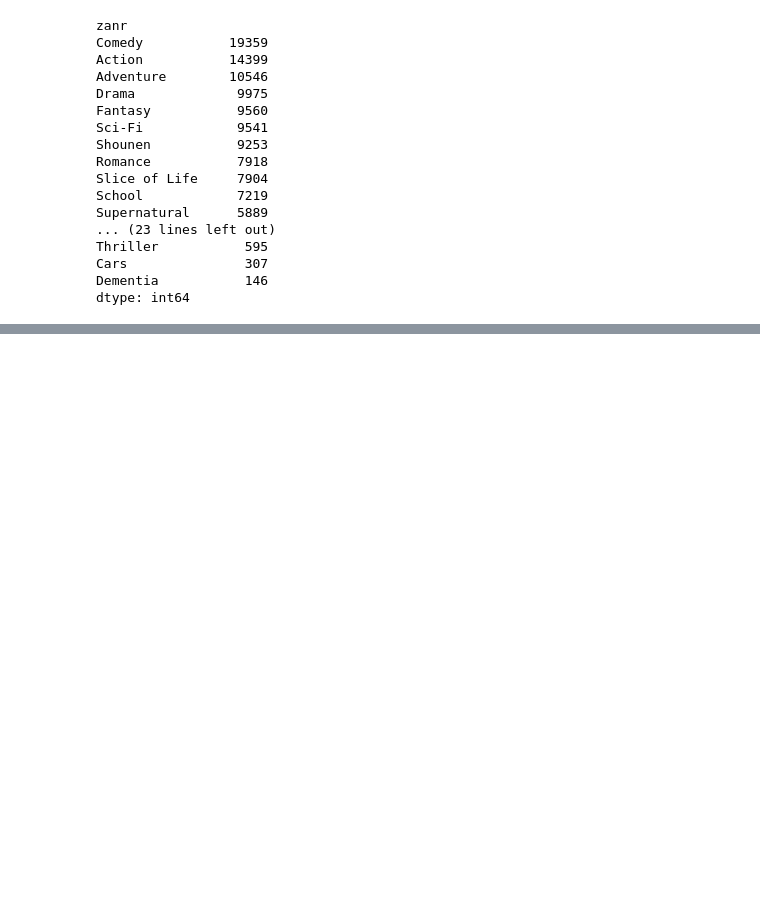
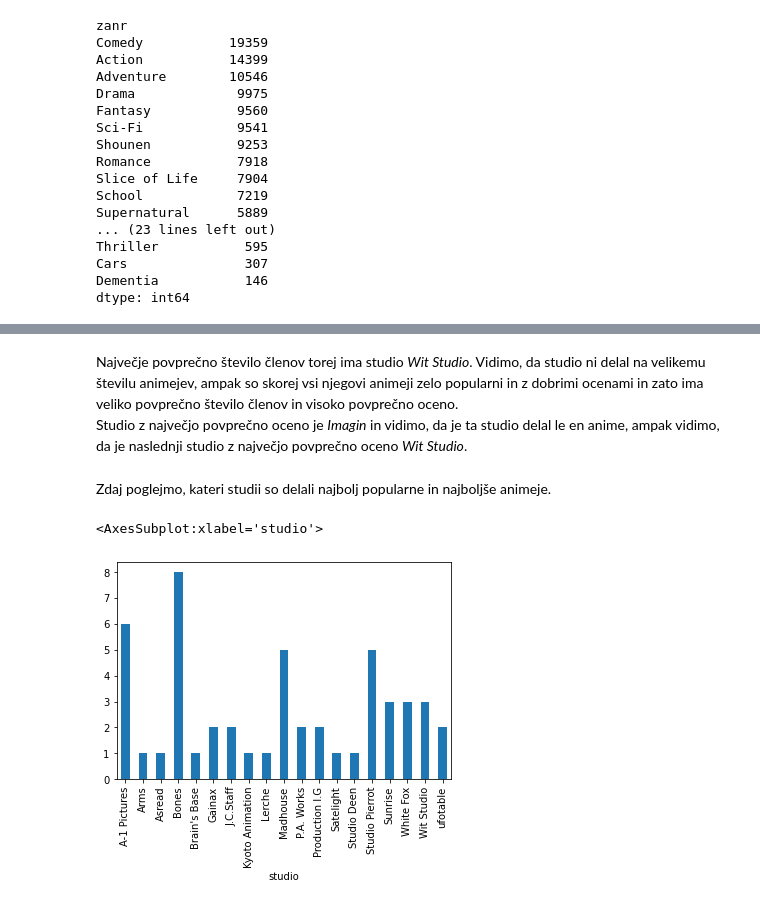
Before and after one commit to Teodora-Cvetkovic/Anime-filmi-in-serije, a Jupyter notebook: Anime_serije.ipynb, the cells around one changed output, grey strips where cells are left out. Cells and saved outputs as stored; diff of their text form; code cells hidden in the pictures; blank space fills up the shorter version.

```diff
--- a/Anime_serije.ipynb
+++ b/Anime_serije.ipynb
@@ -3157,0 +3189,3 @@ dtype: int64
+# %%
+s_animeji = pd.merge(animeji, studii_a, left_on='id', right_on='anime')
+s_animeji
@@ -3157,0 +3206,3 @@ dtype: int64
+# %%
+studii_in_animeji = pd.merge(s_animeji, studii, left_on='studio', right_on='id_studija').rename(columns={'studio_x': 'id studia', 'studio_y': 'studio', 'anime': 'id animeja'})[['naslov', 'zacetek', 'stevilo_clenov', 'nova ocena', 'oznaka', 'id animeja', 'id studia', 'studio']]
+studii_in_animeji
@@ -3157,0 +3376,10 @@ dtype: int64
+# %% [markdown]
+Največje povprečno število členov torej ima studio *Wit Studio*. Vidimo, da studio ni delal na velikemu številu animejev, ampak so skorej vsi njegovi animeji zelo popularni in z dobrimi ocenami in zato ima veliko povprečno število členov in visoko povprečno oceno.<br>
+Studio z največjo povprečno oceno je *Imagin* in vidimo, da je ta studio delal le en anime, ampak vidimo, da je naslednji studio z največjo povprečno oceno *Wit Studio*.
+# %% [markdown]
+Zdaj poglejmo, kateri studii so delali najbolj popularne in najboljše animeje.
+# %%
+studii_in_animeji[studii_in_animeji['stevilo_clenov'] >= 1033717].groupby('studio').size().plot.bar()
+# %% [output]
+<AxesSubplot:xlabel='studio'>
+[figure, added]
```
Also changed, not shown: parts of 71 cells of this notebook, 1 other file.
